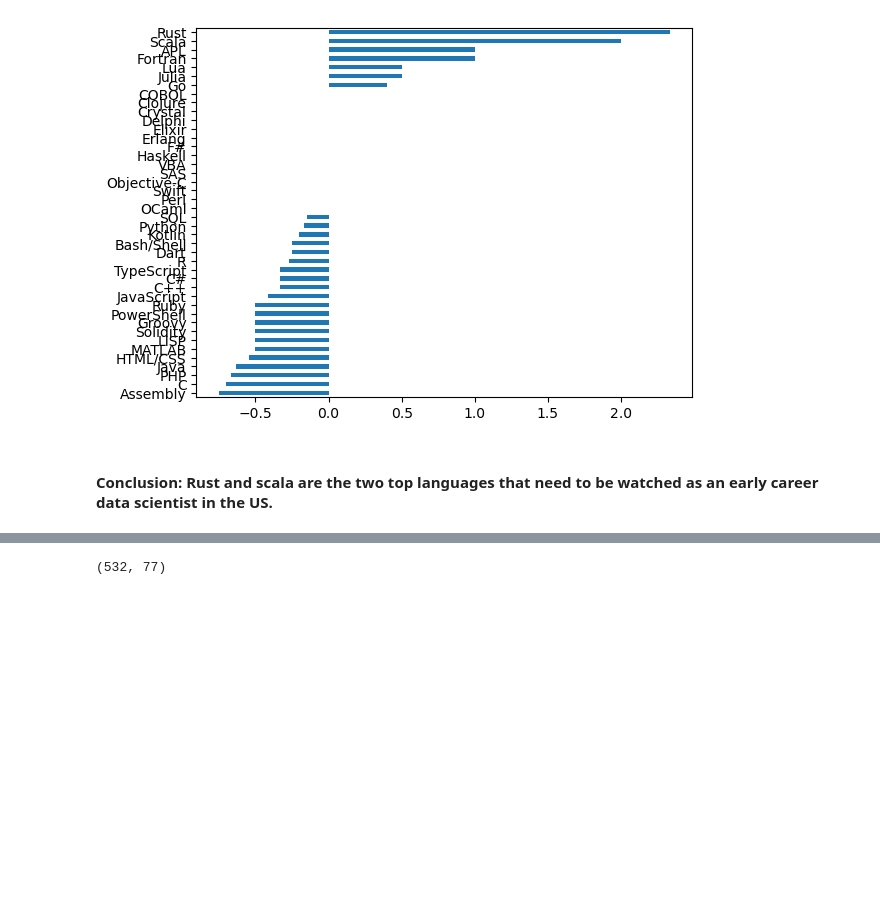
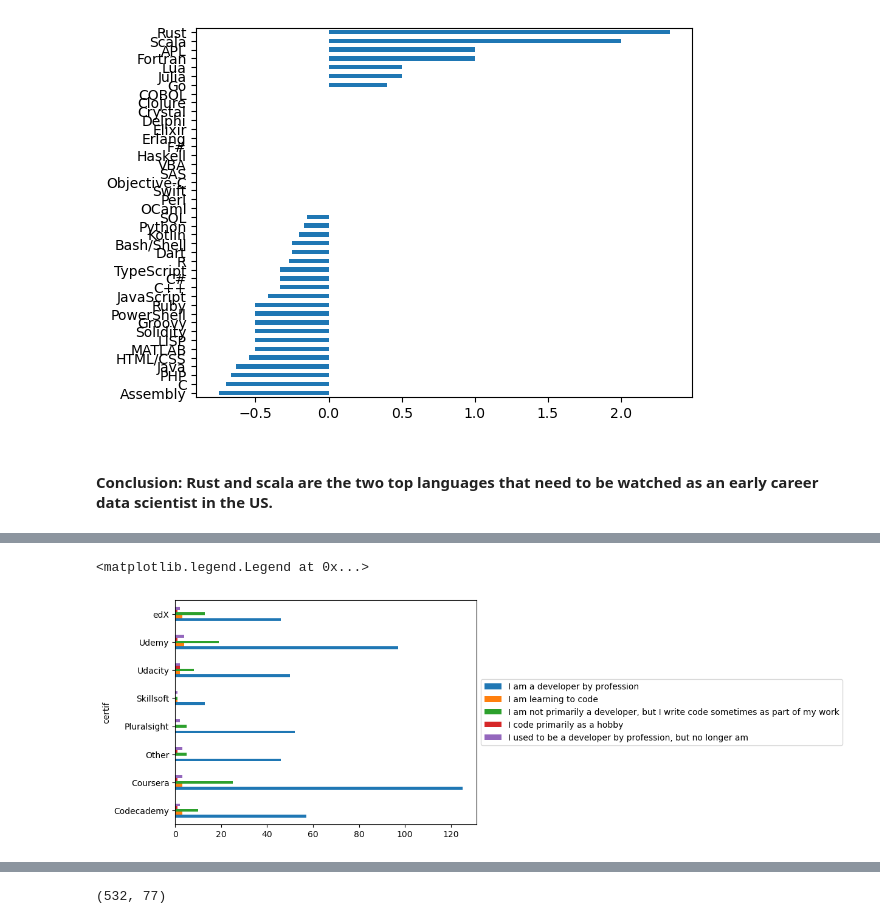
Before and after one commit to thecochenille/stackoverflow_survey2019to2022, a Jupyter notebook: Stackoverflow_survey2022Analysis.ipynb, the cells around one changed output, grey strips where cells are left out. Saved outputs shown, nothing was run; the diff lists cells and outputs as text; code cells hidden in the pictures; blank space fills up the shorter version.

```diff
--- a/Stackoverflow2019-2022Analysis.ipynb
+++ b/Stackoverflow_survey2022Analysis.ipynb
@@ -620,0 +696,2 @@ ratio_one.sort_values().plot(kind='barh')
+# %%
+df2022_US_explode_devtype = df2022_US.assign(devtype=df2022_US.DevType.str.split(';')).explode('devtype').reset_index(drop=True)
@@ -620,0 +718,11 @@ ratio_one.sort_values().plot(kind='barh')
+# %%
+df2022_US_DSall=df2022_US_explode_devtype[df2022_US_explode_devtype['devtype']=='Data scientist or machine learning specialist']
+# %%
+#separate ech learning platform
+df2022_US_DSall_explode_certif = df2022_US_DSall.assign(certif=df2022_US_DSall.LearnCodeCoursesCert.str.split(';')).explode('certif').reset_index(drop=True)
+# %%
+df2022_US_DSall_explode_certif.groupby('MainBranch').certif.value_counts().unstack(0).plot(kind='barh')
+plt.legend(loc='center left', bbox_to_anchor=(1, 0.5))
+# %% [output]
+<matplotlib.legend.Legend at 0x...>
+[figure, added]
```
Also changed, not shown: parts of 27 cells of this notebook, 1 other file.
